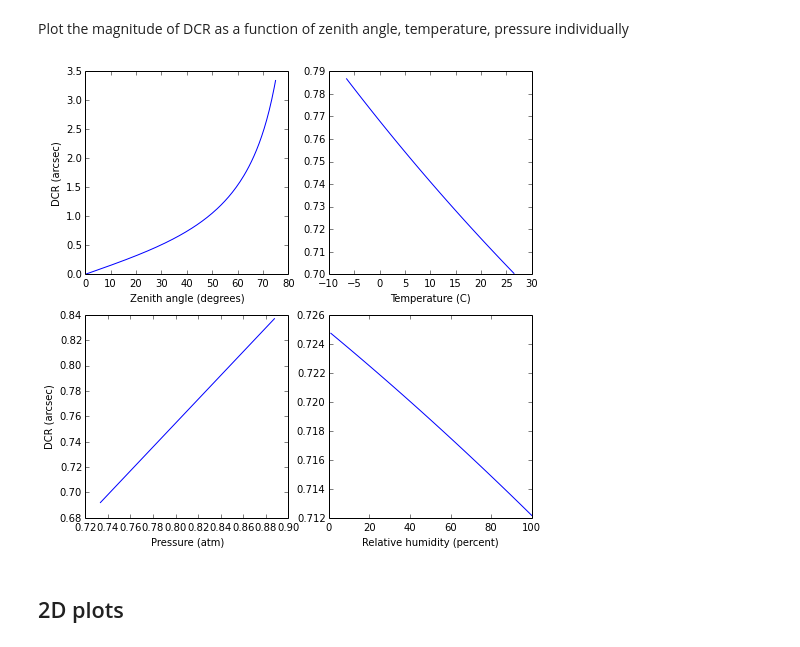
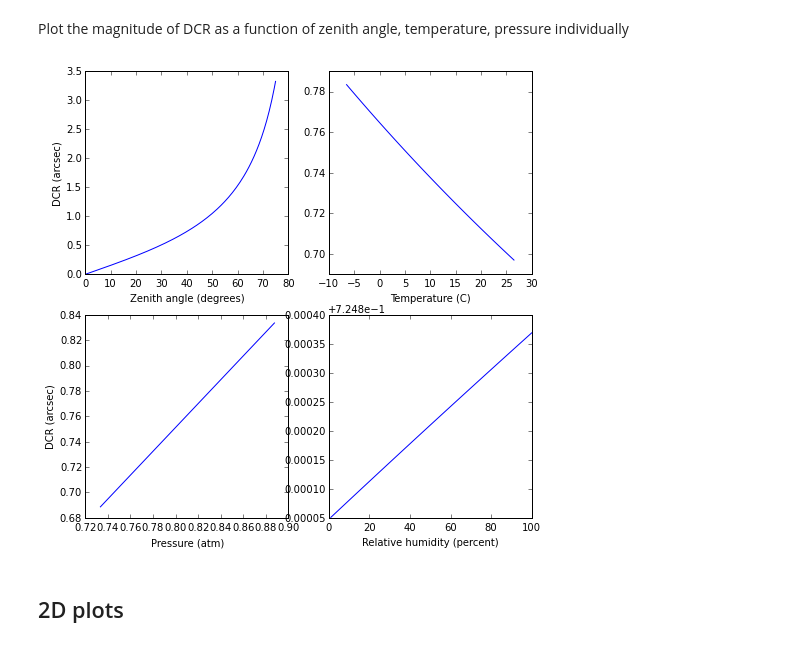
Before and after one commit to isullivan/LSST-DCR, a Jupyter notebook: DCR test code/DCR plots.ipynb, the cells around one changed output. Drawn from its saved outputs; the diff is of its cells as text; code cells hidden in the pictures.

```diff
--- a/DCR test code/DCR plots.ipynb
+++ b/DCR test code/DCR plots.ipynb
@@ -90,44 +72,43 @@ print(base_water_pressures*100)
 # %% [markdown]
 Plot the magnitude of DCR as a function of zenith angle, temperature, pressure individually
 # %%
-wavelength = 354.
-bandwidth = 66.
+wavelength = 3540.
+bandwidth = 660.
 
-dcr_za = diff(zenith_angles, wavelength=wavelength, bandwidth = bandwidth, temperature = base_temp,
+dcr_za = diff(wavelength,zenith_angles, bandwidth = bandwidth, temperature = base_temp,
             atmospheric_pressure = base_pressure_atm)
 
-dcr_temperature = diff(40., wavelength=wavelength, bandwidth = bandwidth, temperature = temps,
+dcr_temperature = diff(wavelength=wavelength, zenith_angle=40., bandwidth = bandwidth, temperature = temps,
             atmospheric_pressure = base_pressure_atm)
 
-dcr_pressure= diff(40., wavelength=wavelength, bandwidth = bandwidth, temperature = 15.,
+dcr_pressure= diff(wavelength=wavelength, zenith_angle=40., bandwidth = bandwidth, temperature = 15.,
             atmospheric_pressure = pressures)
 
-dcr_water= diff(40., wavelength=wavelength, bandwidth = bandwidth, temperature = 15.,
-            atmospheric_pressure = base_pressure_atm - base_water_pressures,
-            water_vapor_pressure = base_water_pressures)
+dcr_water= diff(wavelength=wavelength, zenith_angle=40., bandwidth = bandwidth, temperature = 15.,
+            atmospheric_pressure = base_pressure_atm, humidity=humidities)
 
 fig=plt.figure(figsize=(8,8))
 plot_1 = fig.add_subplot(2,2,1)
 plot_2 = fig.add_subplot(2,2,2)
 plot_3 = fig.add_subplot(2,2,3)
 plot_4 = fig.add_subplot(2,2,4)
 za_plot=plot_1.plot(zenith_angles,arcsec(dcr_za))
 lx = plot_1.set_xlabel('Zenith angle (degrees)')
 ly = plot_1.set_ylabel('DCR (arcsec)')
 
 temperature_plot = plot_2.plot(temps,arcsec(dcr_temperature))
 lx = plot_2.set_xlabel('Temperature (C)')
 #ly = plot_2.set_ylabel('DCR (arcsec)')
 
 temperature_plot = plot_3.plot(pressures,arcsec(dcr_pressure))
 lx = plot_3.set_xlabel('Pressure (atm)')
 ly=plot_3.set_ylabel('DCR (arcsec)')
 
 water_plot = plot_4.plot(humidities,arcsec(dcr_water))
 lx = plot_4.set_xlabel('Relative humidity (percent)')
 #ly = plot_4.set_ylabel('DCR (arcsec)')
 # %% [output]
-[figure, old version]
+[figure, new version]
 # %% [markdown]
 ## 2D plots
 # %% [markdown]
```
Also changed, not shown: parts of 11 cells of this notebook, 16 other files.
